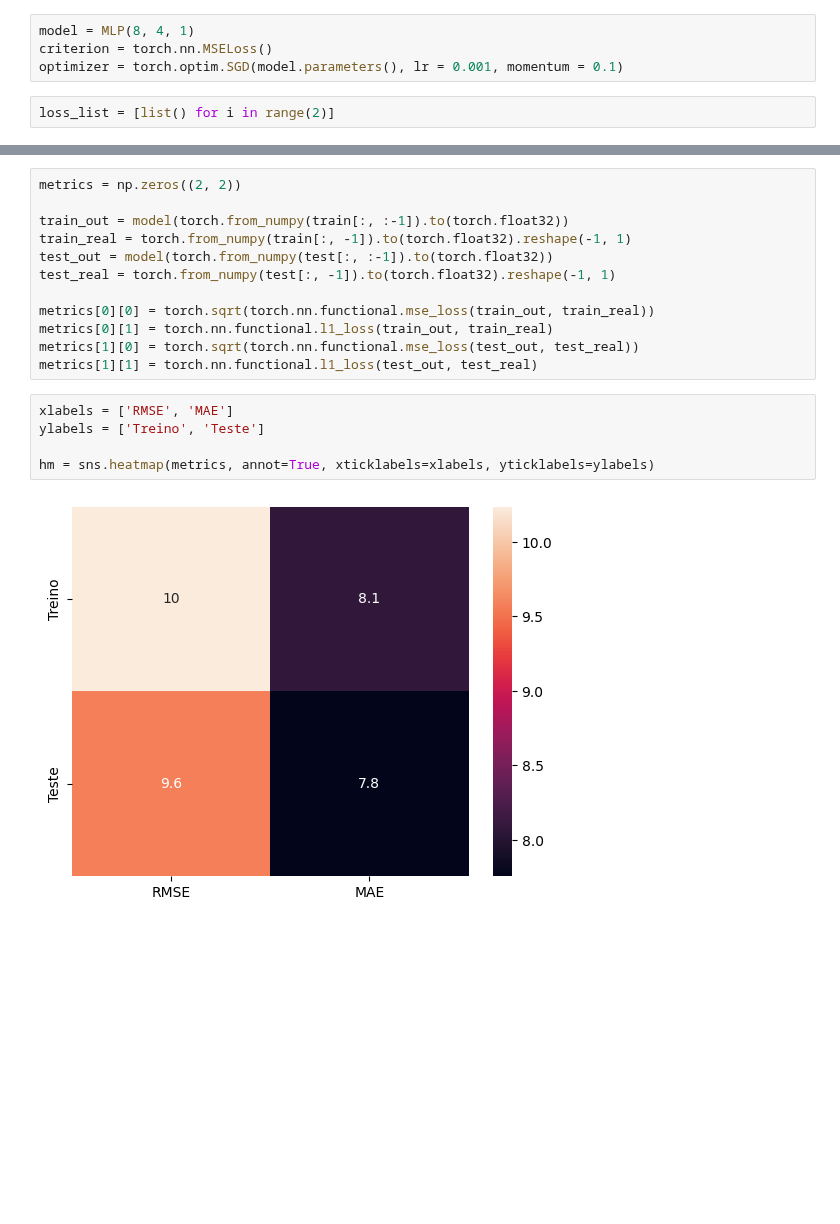
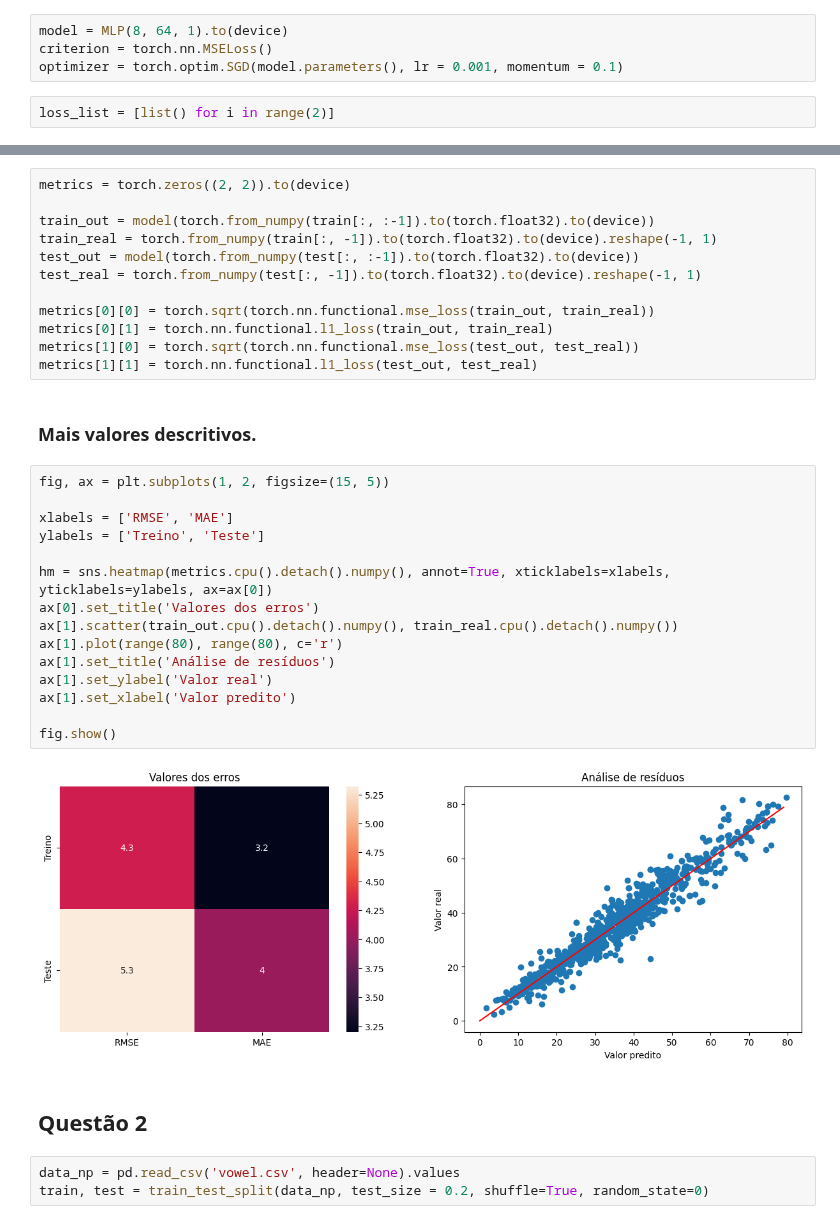
Before and after one commit to rabdiego/aprendizagem, a Jupyter notebook: trabalhos/trabalho4/lista4.ipynb, the cells around one changed output, grey strips where cells are left out. Cells and saved outputs as stored; diff of their text form; blank space fills up the shorter version.

```diff
--- a/trabalhos/trabalho4/lista4.ipynb
+++ b/trabalhos/trabalho4/lista4.ipynb
@@ -153,7 +177,7 @@ test_set = CustomDataset(test)
 train_loader = DataLoader(train_set, batch_size=32, shuffle=True)
 test_loader = DataLoader(test_set, batch_size=32, shuffle=True)
 # %%
-model = MLP(8, 4, 1)
+model = MLP(8, 64, 1).to(device)
 criterion = torch.nn.MSELoss()
 optimizer = torch.optim.SGD(model.parameters(), lr = 0.001, momentum = 0.1)
 # %%
@@ -212,19 +238,36 @@ plt.show()
 # %%
-metrics = np.zeros((2, 2))
+metrics = torch.zeros((2, 2)).to(device)
 
-train_out = model(torch.from_numpy(train[:, :-1]).to(torch.float32))
-train_real = torch.from_numpy(train[:, -1]).to(torch.float32).reshape(-1, 1)
-test_out = model(torch.from_numpy(test[:, :-1]).to(torch.float32))
-test_real = torch.from_numpy(test[:, -1]).to(torch.float32).reshape(-1, 1)
+train_out = model(torch.from_numpy(train[:, :-1]).to(torch.float32).to(device))
+train_real = torch.from_numpy(train[:, -1]).to(torch.float32).to(device).reshape(-1, 1)
+test_out = model(torch.from_numpy(test[:, :-1]).to(torch.float32).to(device))
+test_real = torch.from_numpy(test[:, -1]).to(torch.float32).to(device).reshape(-1, 1)
 
 metrics[0][0] = torch.sqrt(torch.nn.functional.mse_loss(train_out, train_real))
 metrics[0][1] = torch.nn.functional.l1_loss(train_out, train_real)
 metrics[1][0] = torch.sqrt(torch.nn.functional.mse_loss(test_out, test_real))
 metrics[1][1] = torch.nn.functional.l1_loss(test_out, test_real)
-# %%
-xlabels = ['RMSE', 'MAE']
-ylabels = ['Treino', 'Teste']
-
-hm = sns.heatmap(metrics, annot=True, xticklabels=xlabels, yticklabels=ylabels)
-# %% [output]
-[figure, removed]
+# %% [markdown]
+### Mais valores descritivos.
+# %%
+fig, ax = plt.subplots(1, 2, figsize=(15, 5))
+
+xlabels = ['RMSE', 'MAE']
+ylabels = ['Treino', 'Teste']
+
+hm = sns.heatmap(metrics.cpu().detach().numpy(), annot=True, xticklabels=xlabels, yticklabels=ylabels, ax=ax[0])
+ax[0].set_title('Valores dos erros')
+ax[1].scatter(train_out.cpu().detach().numpy(), train_real.cpu().detach().numpy())
+ax[1].plot(range(80), range(80), c='r')
+ax[1].set_title('Análise de resíduos')
+ax[1].set_ylabel('Valor real')
+ax[1].set_xlabel('Valor predito')
+
+fig.show()
+# %% [output]
+[figure, added]
+# %% [markdown]
+## Questão 2
+# %%
+data_np = pd.read_csv('vowel.csv', header=None).values
+train, test = train_test_split(data_np, test_size = 0.2, shuffle=True, random_state=0)
```
Also changed, not shown: parts of 20 cells of this notebook.
